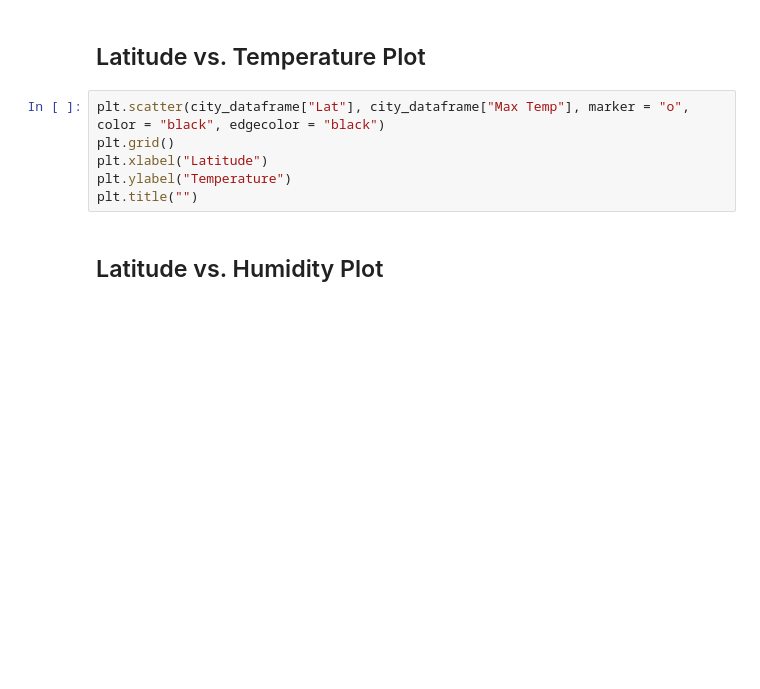
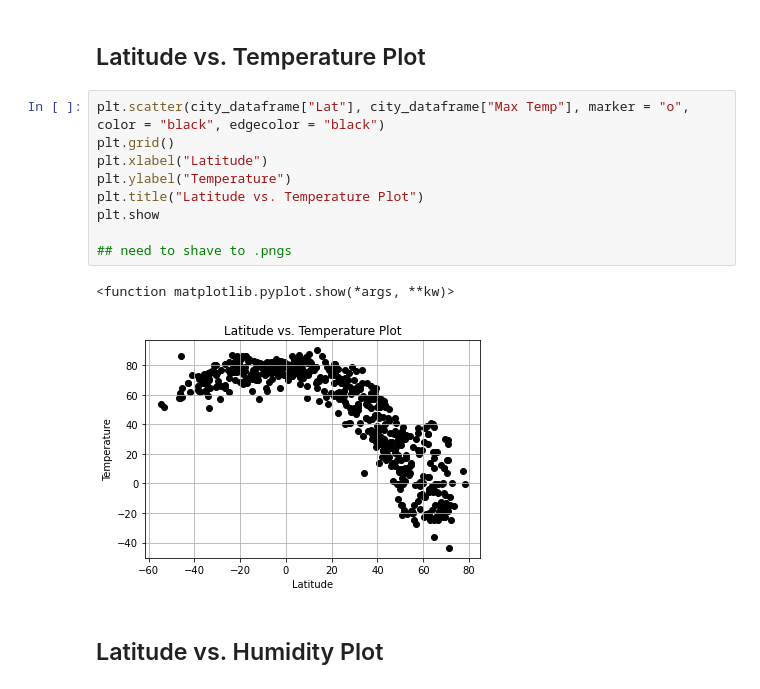
Before and after one commit to emersonmolett/python-api-challenge, a Jupyter notebook: WeatherPy/WeatherPy.ipynb, the cells around one changed output. Saved outputs shown, nothing was run; the diff lists cells and outputs as text; blank space fills up the shorter version.

```diff
--- a/WeatherPy/WeatherPy.ipynb
+++ b/WeatherPy/WeatherPy.ipynb
@@ -173,9 +173,15 @@ KeyError: 'lat'
 # %%
 plt.scatter(city_dataframe["Lat"], city_dataframe["Max Temp"], marker = "o", color = "black", edgecolor = "black")
 plt.grid()
 plt.xlabel("Latitude")
 plt.ylabel("Temperature")
-plt.title("")
+plt.title("Latitude vs. Temperature Plot")
+plt.show
+
+## need to shave to .pngs
+# %% [output]
+<function matplotlib.pyplot.show(*args, **kw)>
+[figure, added]
 # %% [markdown]
 ## Latitude vs. Humidity Plot
 # %% [markdown]
```
